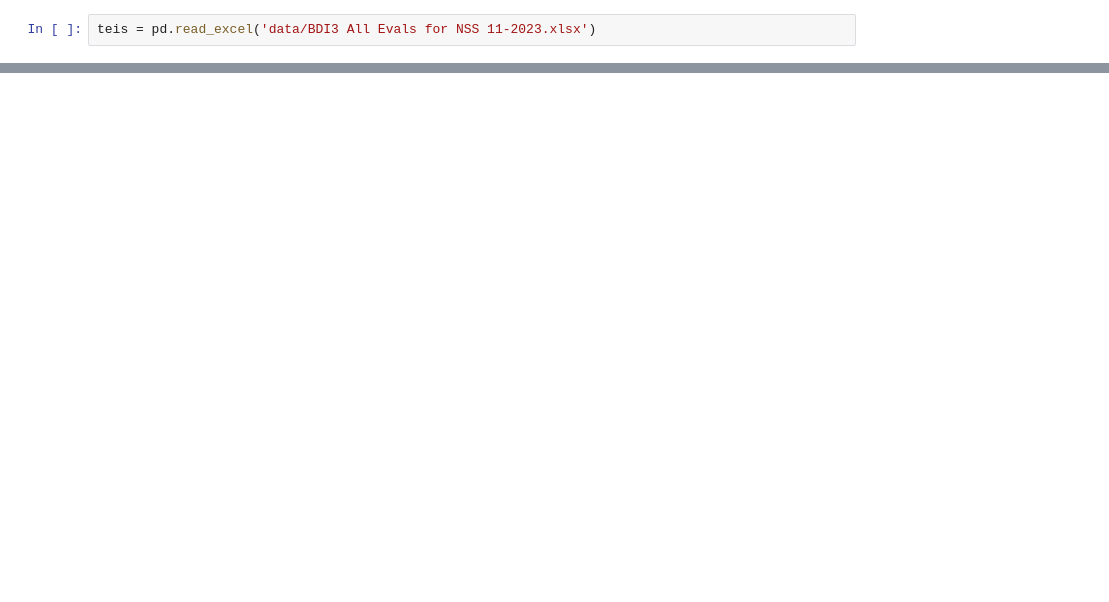
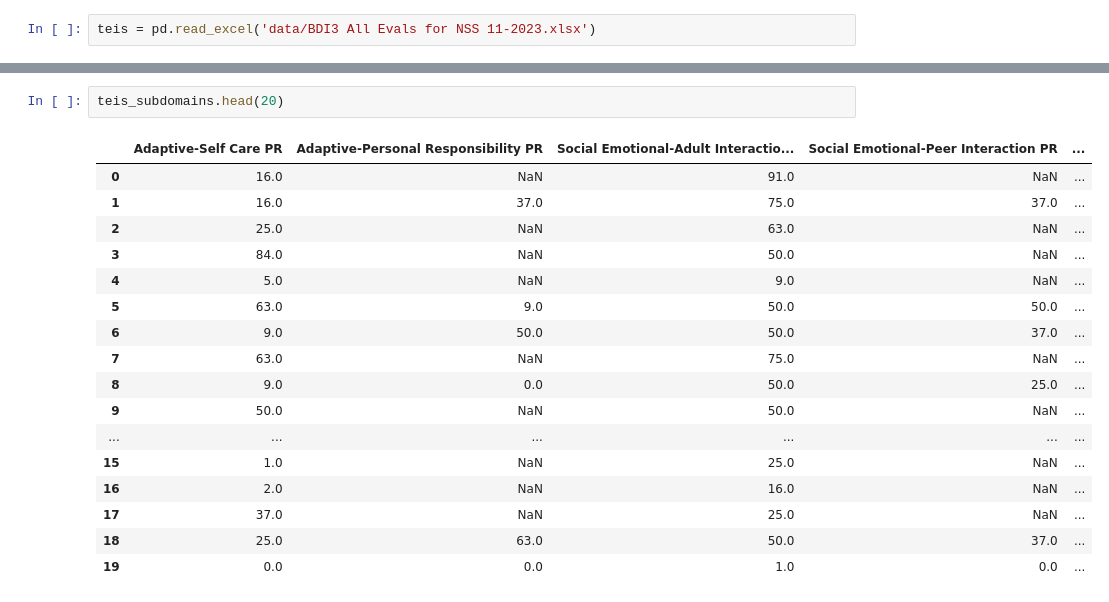
Before and after one commit to NSS-Full-Time-Data-Analytics-11/teis-project-jazzy, a Jupyter notebook: teis_project.ipynb, the cells around one changed output, grey strips where cells are left out. Drawn from its saved outputs; the diff is of its cells as text; blank space fills up the shorter version.

```diff
--- a/teis_project.ipynb
+++ b/teis_project.ipynb
@@ -80,0 +102,20 @@ teis_domains
+# %%
+teis_subdomains.head(20)
+# %% [output]
+|  | Adaptive-Self Care PR | Adaptive-Personal Responsibility PR | Social Emotional-Adult Interactio... | Social Emotional-Peer Interaction PR | ... |
+| 0 | 16.0 | NaN | 91.0 | NaN | ... |
+| 1 | 16.0 | 37.0 | 75.0 | 37.0 | ... |
+| 2 | 25.0 | NaN | 63.0 | NaN | ... |
+| 3 | 84.0 | NaN | 50.0 | NaN | ... |
+| 4 | 5.0 | NaN | 9.0 | NaN | ... |
+| 5 | 63.0 | 9.0 | 50.0 | 50.0 | ... |
+| 6 | 9.0 | 50.0 | 50.0 | 37.0 | ... |
+| 7 | 63.0 | NaN | 75.0 | NaN | ... |
+| 8 | 9.0 | 0.0 | 50.0 | 25.0 | ... |
+| 9 | 50.0 | NaN | 50.0 | NaN | ... |
+| ... | ... | ... | ... | ... | ... |
+| 15 | 1.0 | NaN | 25.0 | NaN | ... |
+| 16 | 2.0 | NaN | 16.0 | NaN | ... |
+| 17 | 37.0 | NaN | 25.0 | NaN | ... |
+| 18 | 25.0 | 63.0 | 50.0 | 37.0 | ... |
+| 19 | 0.0 | 0.0 | 1.0 | 0.0 | ... |
```
Also changed, not shown: parts of 20 cells of this notebook, 1 other file.
